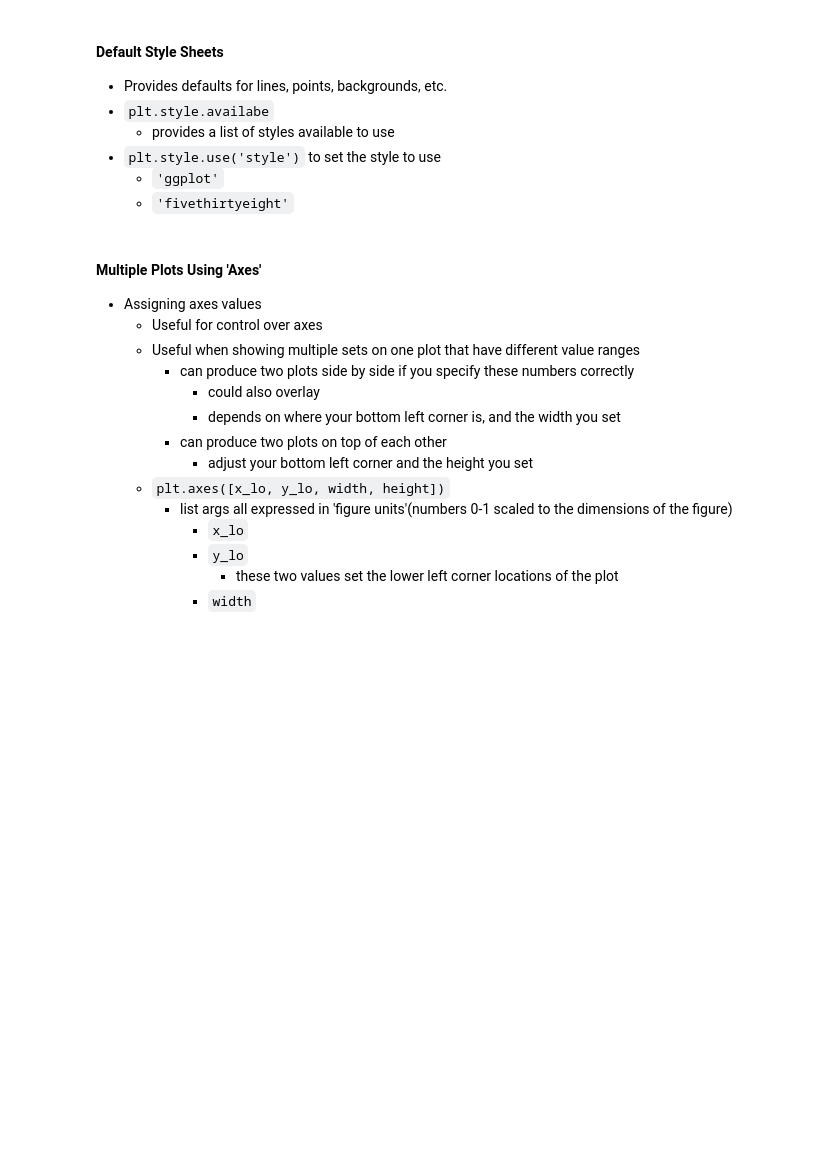
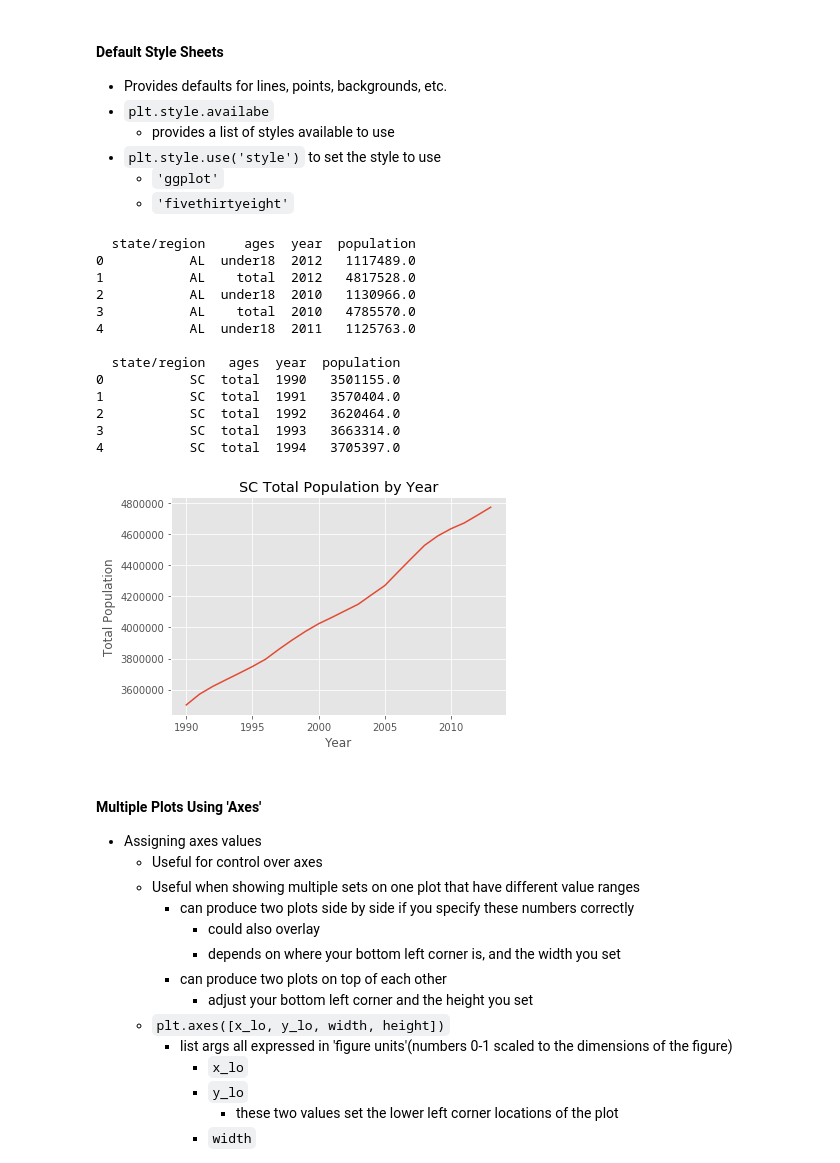
Before and after one commit to chuktuk/Libraries-and-Resources, a Jupyter notebook: Python-Visualizations.ipynb, the cells around one changed output. Saved outputs shown, nothing was run; the diff lists cells and outputs as text; code cells hidden in the pictures; blank space fills up the shorter version.

```diff
--- a/Python-Visualizations.ipynb
+++ b/Python-Visualizations.ipynb
@@ -54,6 +57,59 @@ import matplotlib.pyplot as plt
 - `plt.style.use('style')` to set the style to use
     - `'ggplot'`
     - `'fivethirtyeight'`
+# %%
+# import state population data
+df = pd.read_csv('DSHB_Data\state-population.csv')
+
+print(df.head())
+print()
+
+# filter data to SC total population
+sc_filter = np.logical_and(df['state/region'] == 'SC', df['ages'] == 'total')
+
+# subset the data to SC total population and reset index
+sc_pop_data = df[sc_filter]
+sc_sorted_pop_data = sc_pop_data.sort_values('year')
+sc_sorted_pop_data.reset_index(inplace=True)
+del sc_sorted_pop_data['index']
+
+print(sc_sorted_pop_data.head())
+print()
+
+# get the years
+years = list(sc_sorted_pop_data.loc[:, 'year'])
+
+# get the total population
+tot_pop = list(sc_sorted_pop_data.loc[:, 'population'])
+
+# create the plot
+
+# set plot style to 'ggplot'
+plt.style.use('ggplot')
+
+plt.plot(years, tot_pop)
+
+# configure the plot labels
+plt.title('SC Total Population by Year')
+plt.xlabel('Year')
+plt.ylabel('Total Population')
+
+plt.show()
+# %% [output]
+  state/region     ages  year  population
+0           AL  under18  2012   1117489.0
+1           AL    total  2012   4817528.0
+2           AL  under18  2010   1130966.0
+3           AL    total  2010   4785570.0
+4           AL  under18  2011   1125763.0
+
+  state/region   ages  year  population
+0           SC  total  1990   3501155.0
+1           SC  total  1991   3570404.0
+2           SC  total  1992   3620464.0
+3           SC  total  1993   3663314.0
+4           SC  total  1994   3705397.0
+[figure, added]
 # %% [markdown]
 #### Multiple Plots Using 'Axes'
 - Assigning axes values
```
Also changed, not shown: parts of 11 cells of this notebook, 1 other file.
